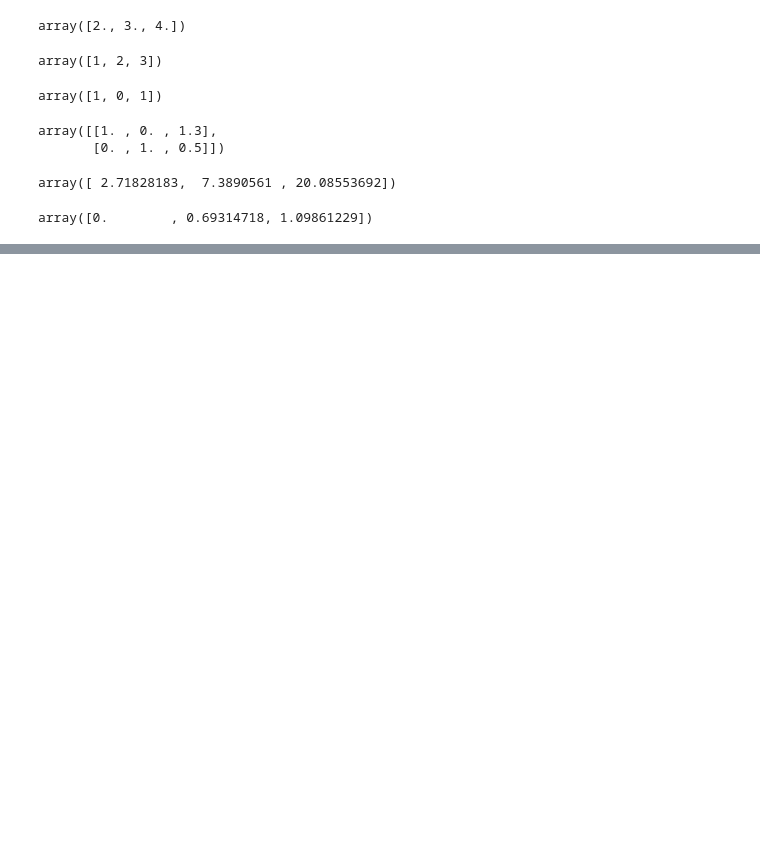
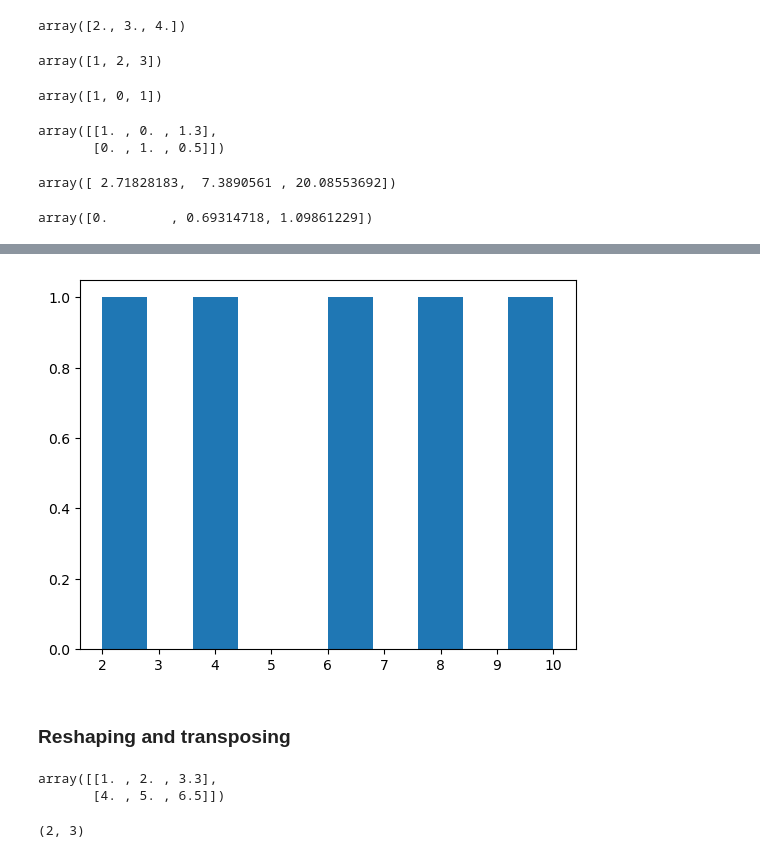
Before and after one commit to Tarun-Mittal-cell/dataAnalysisPandasNumpy, a Jupyter notebook: introduction-to-numpy.ipynb, the cells around one changed output, grey strips where cells are left out. Saved outputs shown, nothing was run; the diff lists cells and outputs as text; code cells hidden in the pictures; blank space fills up the shorter version.

```diff
--- a/introduction-to-numpy.ipynb
+++ b/introduction-to-numpy.ipynb
@@ -427,0 +529,16 @@ array([0.        , 0.69314718, 1.09861229])
+# %%
+plt.hist(low_var_array)
+plt.show()
+# %% [output]
+[figure, added]
+# %% [markdown]
+### Reshaping and transposing
+# %%
+a2
+# %% [output]
+array([[1. , 2. , 3.3],
+       [4. , 5. , 6.5]])
+# %%
+a2.shape
+# %% [output]
+(2, 3)
```
Also changed, not shown: parts of 61 cells of this notebook.
